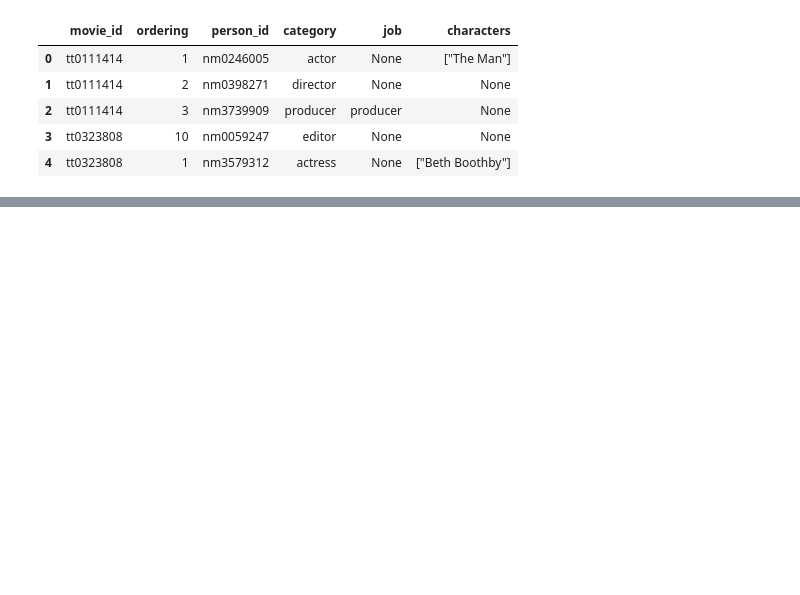
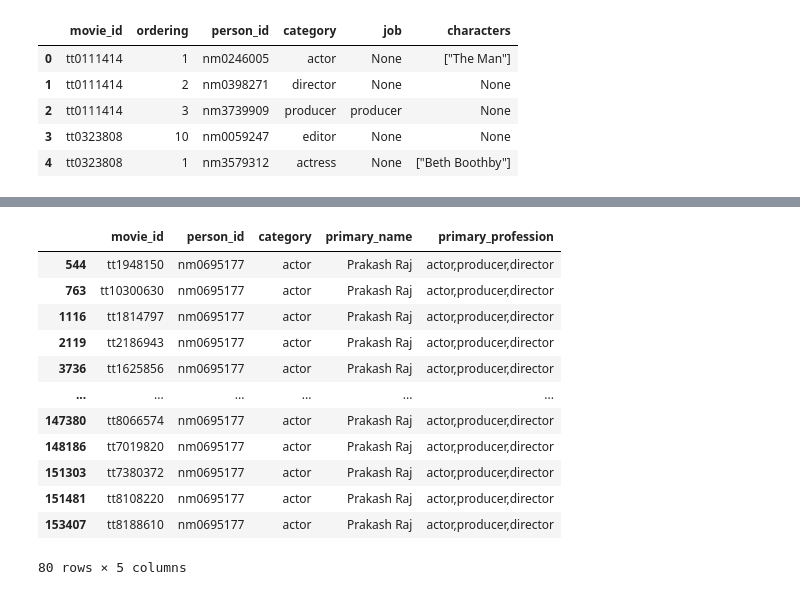
Before and after one commit to ckucewicz/movie_analysis_project, a Jupyter notebook: miscellaneous_notebook.ipynb, the cells around one changed output, grey strips where cells are left out. Drawn from its saved outputs; the diff is of its cells as text; code cells hidden in the pictures; blank space fills up the shorter version.

```diff
--- a/miscellaneous_notebook.ipynb
+++ b/miscellaneous_notebook.ipynb
@@ -452,15 +864,15 @@ writers.value_counts()
 # %%
-#film_people = pd.read_sql("""
+film_people = pd.read_sql("""
 
-#SELECT *
-#FROM principals
-#JOIN directors
- #   USING(person_id)
-#JOIN writers
- #   USING(person_id)
-#JOIN persons
- #   USING(person_id)
+SELECT DISTINCT p.movie_id, person_id, category, per.primary_name, per.primary_profession
+FROM principals AS p
+JOIN directors AS d
+    USING(person_id)
+JOIN writers AS w
+    USING(person_id)
+JOIN persons AS per
+   USING(person_id);
 
-#""", conn)
+""", conn)
 
-#film_people.head()
+film_people.head()
@@ -471,2 +916,18 @@ principals.drop(['job', 'characters'], axis=1, inplace=True)
+# %%
+film_people[film_people['person_id'] == 'nm0695177']
+# %% [output]
+|  | movie_id | person_id | category | primary_name | primary_profession |
+| 544 | tt1948150 | nm0695177 | actor | Prakash Raj | actor,producer,director |
+| 763 | tt10300630 | nm0695177 | actor | Prakash Raj | actor,producer,director |
+| 1116 | tt1814797 | nm0695177 | actor | Prakash Raj | actor,producer,director |
+| 2119 | tt2186943 | nm0695177 | actor | Prakash Raj | actor,producer,director |
+| 3736 | tt1625856 | nm0695177 | actor | Prakash Raj | actor,producer,director |
+| ... | ... | ... | ... | ... | ... |
+| 147380 | tt8066574 | nm0695177 | actor | Prakash Raj | actor,producer,director |
+| 148186 | tt7019820 | nm0695177 | actor | Prakash Raj | actor,producer,director |
+| 151303 | tt7380372 | nm0695177 | actor | Prakash Raj | actor,producer,director |
+| 151481 | tt8108220 | nm0695177 | actor | Prakash Raj | actor,producer,director |
+| 153407 | tt8188610 | nm0695177 | actor | Prakash Raj | actor,producer,director |
+80 rows × 5 columns
 # %%
 principals.head()
```
Also changed, not shown: parts of 51 cells of this notebook, 1 other file.
